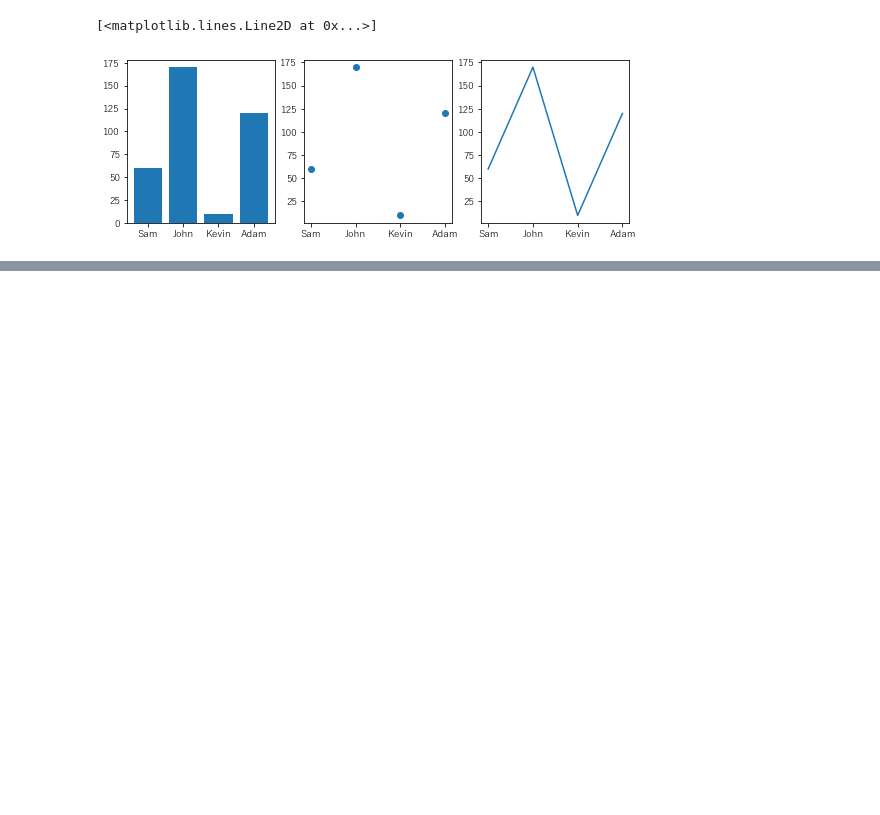
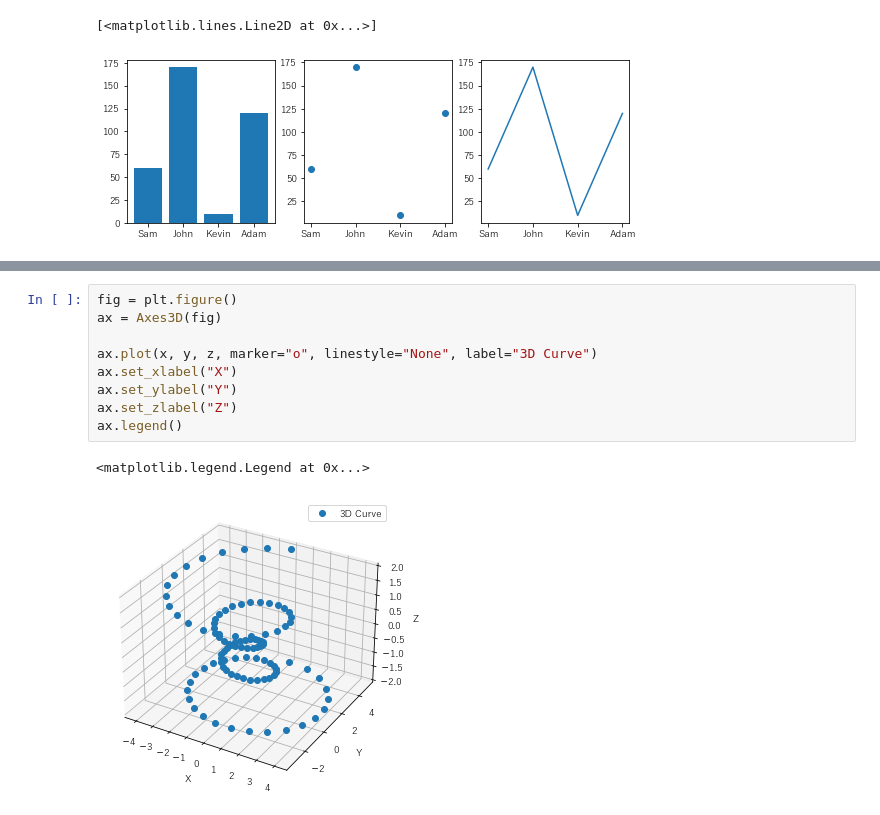
Before and after one commit to aki-tera/806_imanyu_no_programing_school, a Jupyter notebook: Pythonでデータ可視化（Matplotlib）を勉強するならまずこの動画で特訓.ipynb, the cells around one changed output, grey strips where cells are left out. Saved outputs shown, nothing was run; the diff lists cells and outputs as text; blank space fills up the shorter version.

```diff
--- a/Pythonでデータ可視化（Matplotlib）を勉強するならまずこの動画で特訓.ipynb
+++ b/Pythonでデータ可視化（Matplotlib）を勉強するならまずこの動画で特訓.ipynb
@@ -315,0 +351,12 @@ data = np.random.rand(10, 10)
+# %%
+fig = plt.figure()
+ax = Axes3D(fig)
+
+ax.plot(x, y, z, marker="o", linestyle="None", label="3D Curve")
+ax.set_xlabel("X")
+ax.set_ylabel("Y")
+ax.set_zlabel("Z")
+ax.legend()
+# %% [output]
+<matplotlib.legend.Legend at 0x...>
+[figure, added]
```
Also changed, not shown: parts of 13 cells of this notebook, 1 other file.
